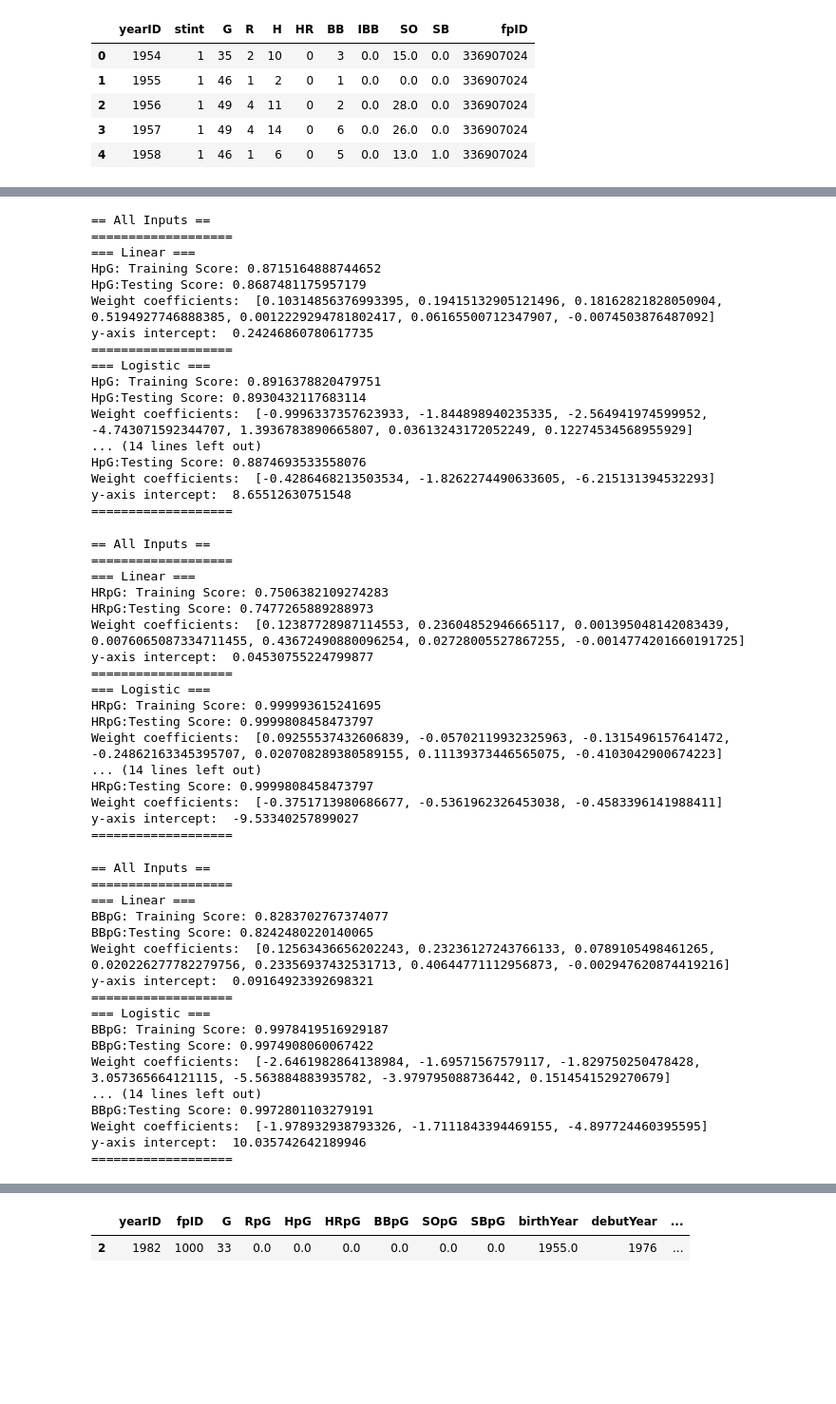
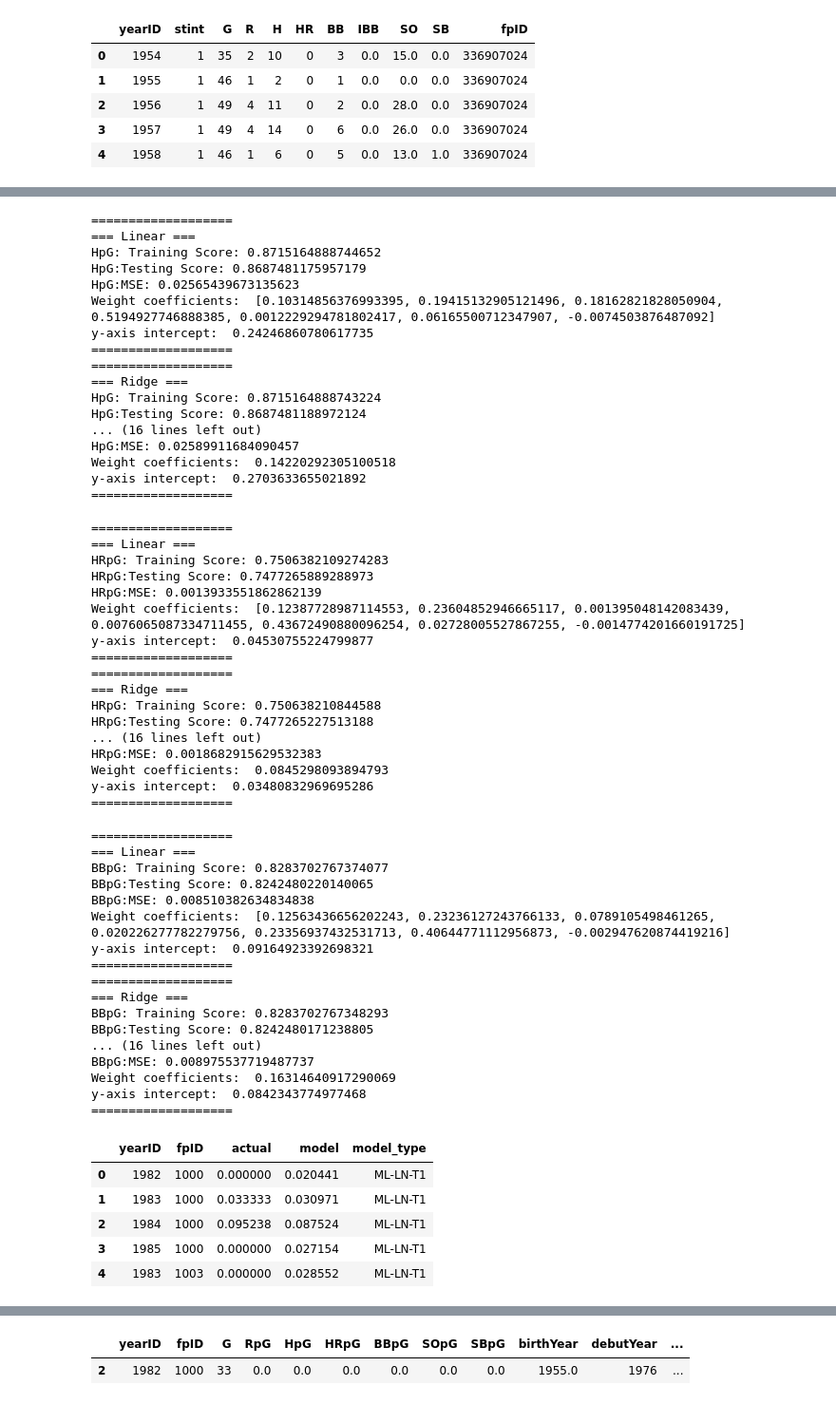
Before and after one commit to abasaltr/Baseball_Learning, a Jupyter notebook: baseball-v1/sandbox/nick/PlayerBattingMLFunction.ipynb, the cells around one changed output, grey strips where cells are left out. Shown at 95% size. Cells and saved outputs as stored; diff of their text form; code cells hidden in the pictures; blank space fills up the shorter version.

```diff
--- a/baseball-v1/sandbox/nick/PlayerBattingMLFunction.ipynb
+++ b/baseball-v1/sandbox/nick/PlayerBattingMLFunction.ipynb
@@ -249,5 +317,5 @@ def run_ML_Model(mlDF, stat):
 
 # rpgDF = manipulateDF(battingDF, playersDF, fPlayersDF, 1980, 'RpG')
 # %%
-rpgFormulaDF = run_ML_Model(rpgDF, "RpG")
+rpgModel = run_ML_Model(rpgDF, "RpG")
 # %% [output]
@@ -257,70 +341,70 @@ ValueError: Unknown label type: 'continuous'
 
 # hpgDF = manipulateDF(battingDF, playersDF, fPlayersDF, 1980, 'HpG')
 # %%
-hpgFormulaDF = run_ML_Model(hpgDF, "HpG")
+hpgModel = run_ML_Model(hpgDF, "HpG")
 # %% [output]
-== All Inputs ==
 ===================
 === Linear ===
 HpG: Training Score: 0.8715164888744652
 HpG:Testing Score: 0.8687481175957179
+HpG:MSE: 0.02565439673135623
 Weight coefficients:  [0.10314856376993395, 0.19415132905121496, 0.18162821828050904, 0.5194927746888385, 0.0012229294781802417, 0.06165500712347907, -0.0074503876487092]
 y-axis intercept:  0.24246860780617735
 ===================
-=== Logistic ===
-HpG: Training Score: 0.8916378820479751
-HpG:Testing Score: 0.8930432117683114
-Weight coefficients:  [-0.9996337357623933, -1.844898940235335, -2.564941974599952, -4.743071592344707, 1.3936783890665807, 0.03613243172052249, 0.12274534568955929]
-... (14 lines left out)
-HpG:Testing Score: 0.8874693533558076
-Weight coefficients:  [-0.4286468213503534, -1.8262274490633605, -6.215131394532293]
-y-axis intercept:  8.65512630751548
 ===================
+=== Ridge ===
+HpG: Training Score: 0.8715164888743224
+HpG:Testing Score: 0.8687481188972124
+... (16 lines left out)
+HpG:MSE: 0.02589911684090457
+Weight coefficients:  0.14220292305100518
+y-axis intercept:  0.2703633655021892
+===================
 # %%
 # Comment after done - Takes a long time to execute
 
 # HRpgDF = manipulateDF(battingDF, playersDF, fPlayersDF, 1980, 'HRpG')
 # %%
-HRpgFormulaDF = run_ML_Model(HRpgDF, "HRpG")
+hrpgModel = run_ML_Model(HRpgDF, "HRpG")
 # %% [output]
-== All Inputs ==
 ===================
 === Linear ===
 HRpG: Training Score: 0.7506382109274283
 HRpG:Testing Score: 0.7477265889288973
+HRpG:MSE: 0.0013933551862862139
 Weight coefficients:  [0.12387728987114553, 0.23604852946665117, 0.001395048142083439, 0.0076065087334711455, 0.43672490880096254, 0.02728005527867255, -0.0014774201660191725]
 y-axis intercept:  0.04530755224799877
 ===================
-=== Logistic ===
-HRpG: Training Score: 0.999993615241695
-HRpG:Testing Score: 0.9999808458473797
-Weight coefficients:  [0.09255537432606839, -0.05702119932325963, -0.1315496157641472, -0.24862163345395707, 0.020708289380589155, 0.11139373446565075, -0.4103042900674223]
-... (14 lines left out)
-HRpG:Testing Score: 0.9999808458473797
-Weight coefficients:  [-0.3751713980686677, -0.5361962326453038, -0.4583396141988411]
-y-axis intercept:  -9.53340257899027
 ===================
+=== Ridge ===
+HRpG: Training Score: 0.750638210844588
+HRpG:Testing Score: 0.7477265227513188
+... (16 lines left out)
+HRpG:MSE: 0.0018682915629532383
+Weight coefficients:  0.0845298093894793
+y-axis intercept:  0.03480832969695286
+===================
 # %%
 # Comment after done - Takes a long time to execute
 
 # BBpGDF = manipulateDF(battingDF, playersDF, fPlayersDF, 1980, 'BBpG')
 # %%
-BBpgFormulaDF = run_ML_Model(BBpgDF, "BBpG")
+bbpgModel = run_ML_Model(BBpgDF, "BBpG")
 # %% [output]
-== All Inputs ==
 ===================
 === Linear ===
 BBpG: Training Score: 0.8283702767374077
 BBpG:Testing Score: 0.8242480220140065
+BBpG:MSE: 0.008510382634834838
 Weight coefficients:  [0.12563436656202243, 0.23236127243766133, 0.0789105498461265, 0.020226277782279756, 0.23356937432531713, 0.40644771112956873, -0.002947620874419216]
 y-axis intercept:  0.09164923392698321
 ===================
-=== Logistic ===
-BBpG: Training Score: 0.9978419516929187
-BBpG:Testing Score: 0.9974908060067422
-Weight coefficients:  [-2.6461982864138984, -1.69571567579117, -1.829750250478428, 3.057365664121115, -5.563884883935782, -3.979795088736442, 0.1514541529270679]
-... (14 lines left out)
-BBpG:Testing Score: 0.9972801103279191
-Weight coefficients:  [-1.978932938793326, -1.7111843394469155, -4.897724460395595]
-y-axis intercept:  10.035742642189946
 ===================
+=== Ridge ===
+BBpG: Training Score: 0.8283702767348293
+BBpG:Testing Score: 0.8242480171238805
+... (16 lines left out)
+BBpG:MSE: 0.008975537719487737
+Weight coefficients:  0.16314640917290069
+y-axis intercept:  0.0842343774977468
+===================
@@ -326,0 +525,10 @@ y-axis intercept:  10.035742642189946
+# %%
+fullRpgDF = makePredsTabel(rpgDF, "RpG")
+fullRpgDF.head()
+# %% [output]
+|  | yearID | fpID | actual | model | model_type |
+| 0 | 1982 | 1000 | 0.000000 | 0.020441 | ML-LN-T1 |
+| 1 | 1983 | 1000 | 0.033333 | 0.030971 | ML-LN-T1 |
+| 2 | 1984 | 1000 | 0.095238 | 0.087524 | ML-LN-T1 |
+| 3 | 1985 | 1000 | 0.000000 | 0.027154 | ML-LN-T1 |
+| 4 | 1983 | 1003 | 0.000000 | 0.028552 | ML-LN-T1 |
```
Also changed, not shown: parts of 9 cells of this notebook, 4 other files.
